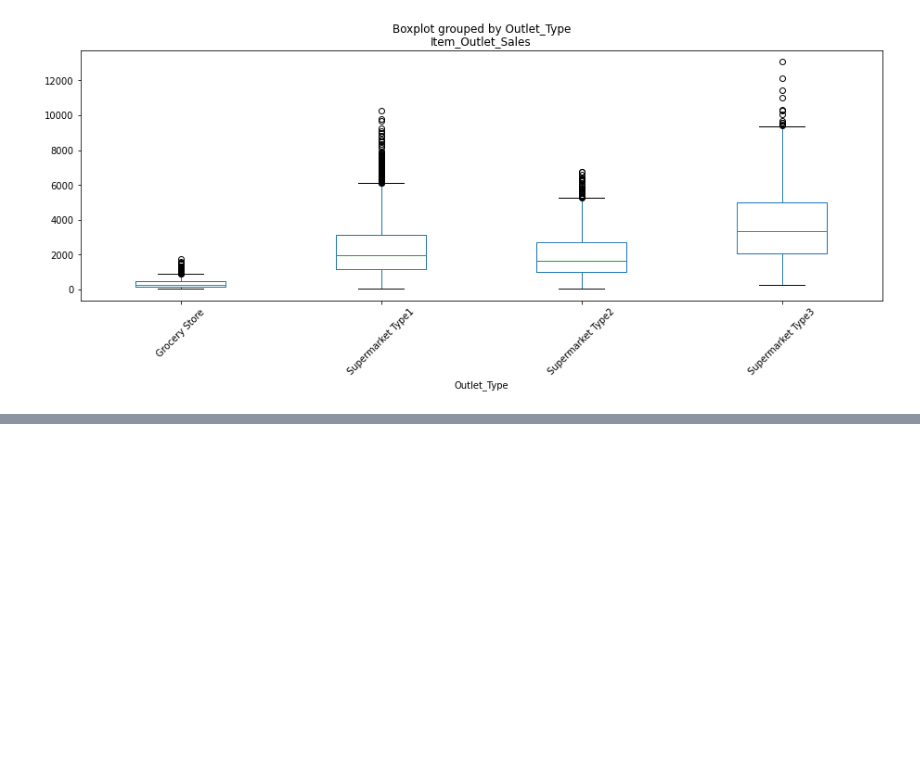
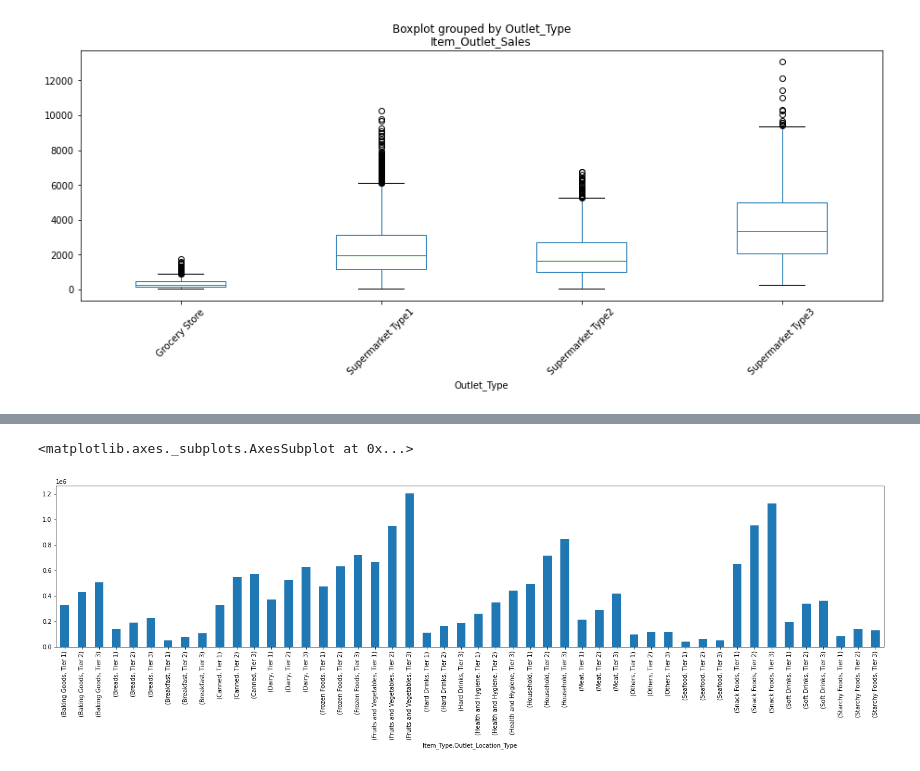
Before and after one commit to burlharlin/sales-predictions, a Jupyter notebook: sales_prediction.ipynb, the cells around one changed output, grey strips where cells are left out. Saved outputs shown, nothing was run; the diff lists cells and outputs as text; code cells hidden in the pictures; blank space fills up the shorter version.

```diff
--- a/sales_prediction.ipynb
+++ b/sales_prediction.ipynb
@@ -375,0 +374,3 @@ df.boxplot('Item_Outlet_Sales',
+# %%
+groupby_items = round(df.groupby(['Item_Type','Outlet_Location_Type'])['Item_Outlet_Sales'].sum(),0)
+groupby_items
@@ -375,0 +395,9 @@ df.boxplot('Item_Outlet_Sales',
+# %%
+groupby_items.plot(kind = 'bar',
+figsize = (25,5)
+
+
+)
+# %% [output]
+<matplotlib.axes._subplots.AxesSubplot at 0x...>
+[figure, added]
```
Also changed, not shown: parts of 9 cells of this notebook.
